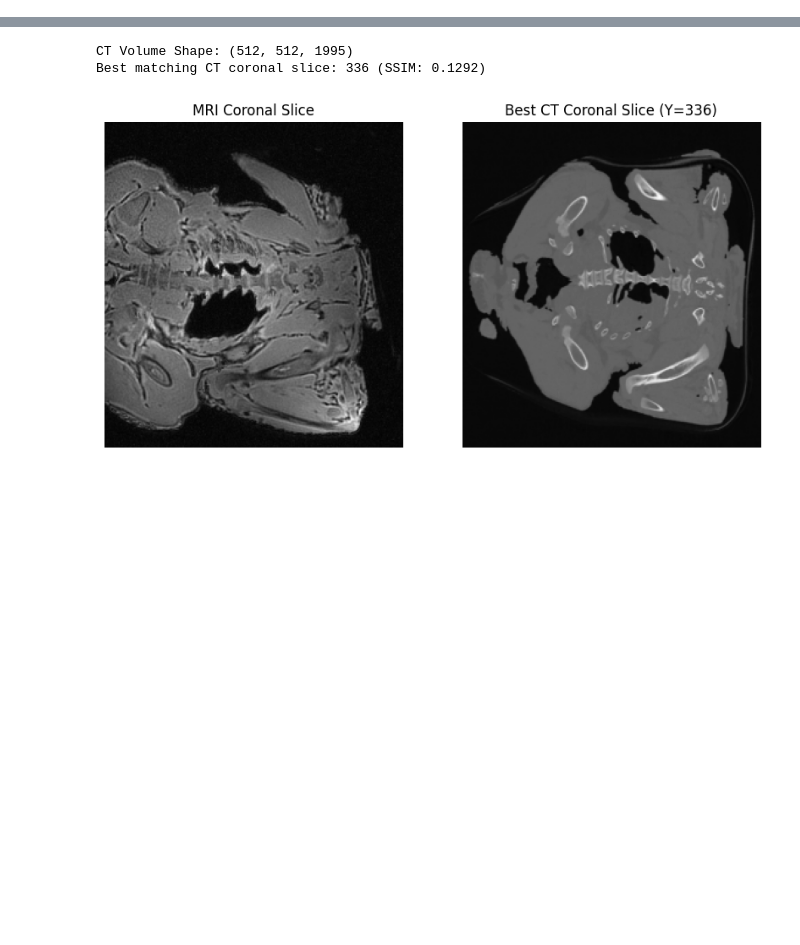
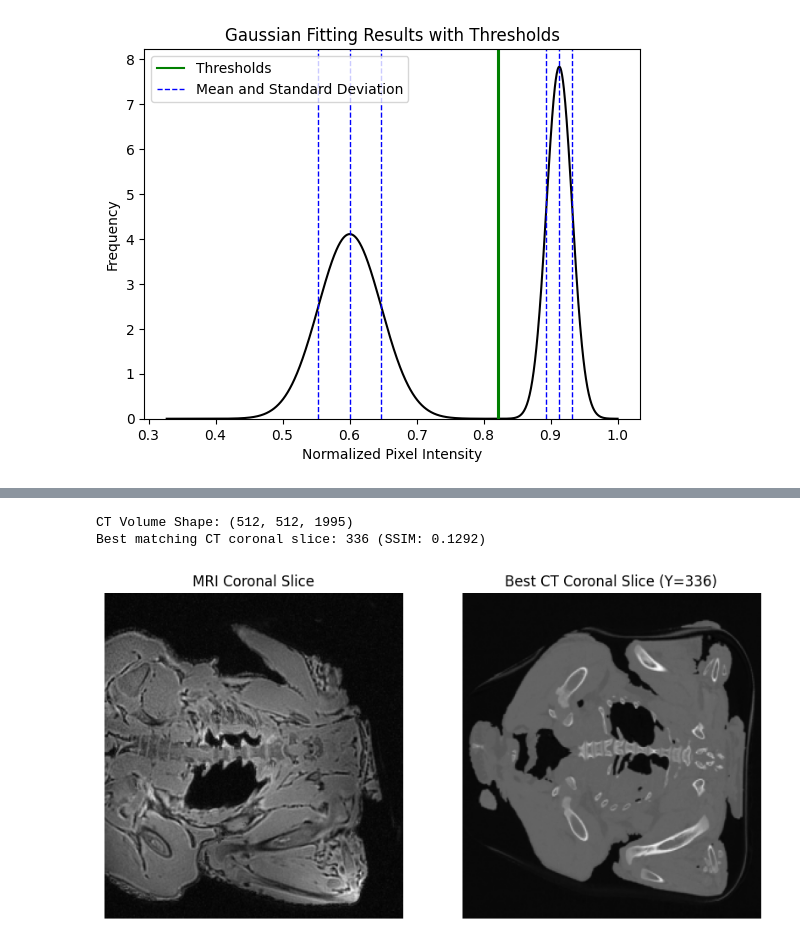
Before and after one commit to Yakuson/MRI-TO-PCT, a Jupyter notebook: Capstone Code and resources/Code/CFP.ipynb, the cells around one changed output, grey strips where cells are left out. Cells and saved outputs as stored; diff of their text form; code cells hidden in the pictures; blank space fills up the shorter version.

```diff
--- a/Capstone Code and resources/Code/CFP.ipynb
+++ b/Capstone Code and resources/Code/CFP.ipynb
@@ -183,0 +246,35 @@ Thresholds for Peaks: [0.5625     0.94921875]
+# %%
+# Automatic Thresholding
+# Determine the signal and noise center
+signal_center = sorted_means[0]
+noise_center = sorted_means[2]
+
+# FWHM = 2 * sqrt(2ln(2)) * σ where sigma is the standard deviation
+signal_fwhm = 2*np.sqrt(2*np.log(2))*sorted_std_devs[0]
+noise_fwhm = 2*np.sqrt(2*np.log(2))*sorted_std_devs[2]
+
+# Select Thresholds [center(signal) + 2*FWHM(signal), center(noise)−2*FWHM(noise)]
+lower_threshold = signal_center + 2*signal_fwhm
+upper_threshold = noise_center - 2*noise_fwhm
+
+# Plot histogram with thresholds
+plt.plot(x, pdf, color='black')
+plt.title('Gaussian Fitting Results with Thresholds')
+plt.xlabel('Normalized Pixel Intensity')
+plt.ylabel('Frequency')
+plt.ylim(bottom = 0)
+
+# Add vertical lines
+plt.axvline(x=lower_threshold, color='green', linestyle='-', label = 'Thresholds')
+plt.axvline(x=upper_threshold, color='green', linestyle='-')
+plt.axvline(x=signal_center, color='blue', linestyle='--', linewidth=1, label = 'Mean and Standard Deviation')
+plt.axvline(x=noise_center, color='blue', linestyle='--', linewidth=1)
+plt.axvline(x=signal_center + sorted_std_devs[0], color='blue', linestyle='--', linewidth=1)
+plt.axvline(x=signal_center - sorted_std_devs[0], color='blue', linestyle='--', linewidth=1)
+plt.axvline(x=noise_center + sorted_std_devs[2], color='blue', linestyle='--', linewidth=1)
+plt.axvline(x=noise_center - sorted_std_devs[2], color='blue', linestyle='--', linewidth=1)
+plt.legend()
+
+plt.show()
+# %% [output]
+[figure, added]
```
Also changed, not shown: parts of 10 cells of this notebook, 2 other files.
